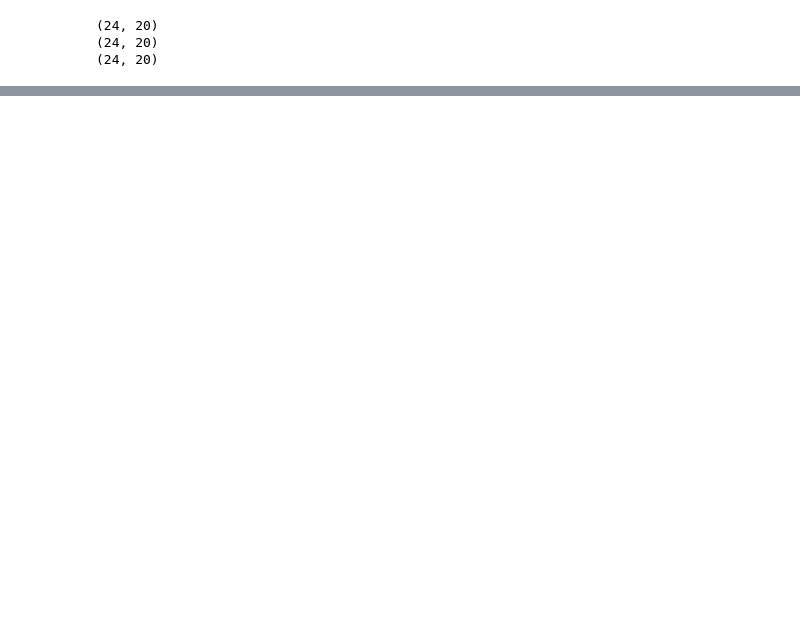
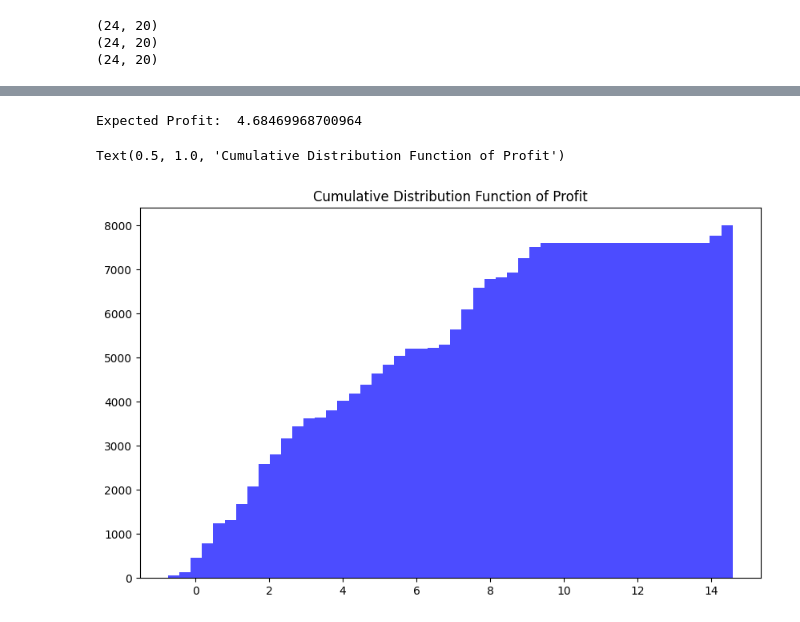
Before and after one commit to MatthieuJacobsDESL/renewables_in_electricity_markets_ass2, a Jupyter notebook: step1.1.ipynb, the cells around one changed output, grey strips where cells are left out. Drawn from its saved outputs; the diff is of its cells as text; code cells hidden in the pictures; blank space fills up the shorter version.

```diff
--- a/step1.1.ipynb
+++ b/step1.1.ipynb
@@ -21,0 +28,2 @@ print(np.shape(imbalance_forecast))
+# %%
+wind_bids, prob, imbalances, imbalances_up, imbalances_down= wpb.wind_pp_bidding(wind_forecast[:,:n1], spot_forecast[:,:n2], imbalance_forecast[:,:n3], n_scenarios, f_up, f_down, price_scheme='one_price')
@@ -21,0 +67,23 @@ print(np.shape(imbalance_forecast))
+# %%
+# Compute the profit over all scenarios
+profit = np.zeros((n1, n2, n3))
+for i in range(n1):
+    for j in range(n2):
+        for k in range(n3):
+            profit[i, j, k] = wpb.compute_profit(wind_bids, wind_forecast[:, i], spot_forecast[:, j], imbalance_forecast[:, k],  f_down, f_up, 'one_price')
+
+# flatten profit array
+profit_flat = profit.flatten()
+# Sort the profit array
+profit_sorted = np.sort(profit_flat)
+# Compute the expected profit
+expected_profit = np.mean(profit_sorted)
+print("Expected Profit: ", expected_profit)
+# Visualize the cumulative distribution function (CDF)
+plt.figure(figsize=(10, 6))
+plt.hist(profit_sorted, bins=50, cumulative=True, color='blue', alpha=0.7)
+plt.title('Cumulative Distribution Function of Profit')
+# %% [output]
+Expected Profit:  4.68469968700964
+Text(0.5, 1.0, 'Cumulative Distribution Function of Profit')
+[figure, added]
```
Also changed, not shown: parts of 8 cells of this notebook, 1 other file.
